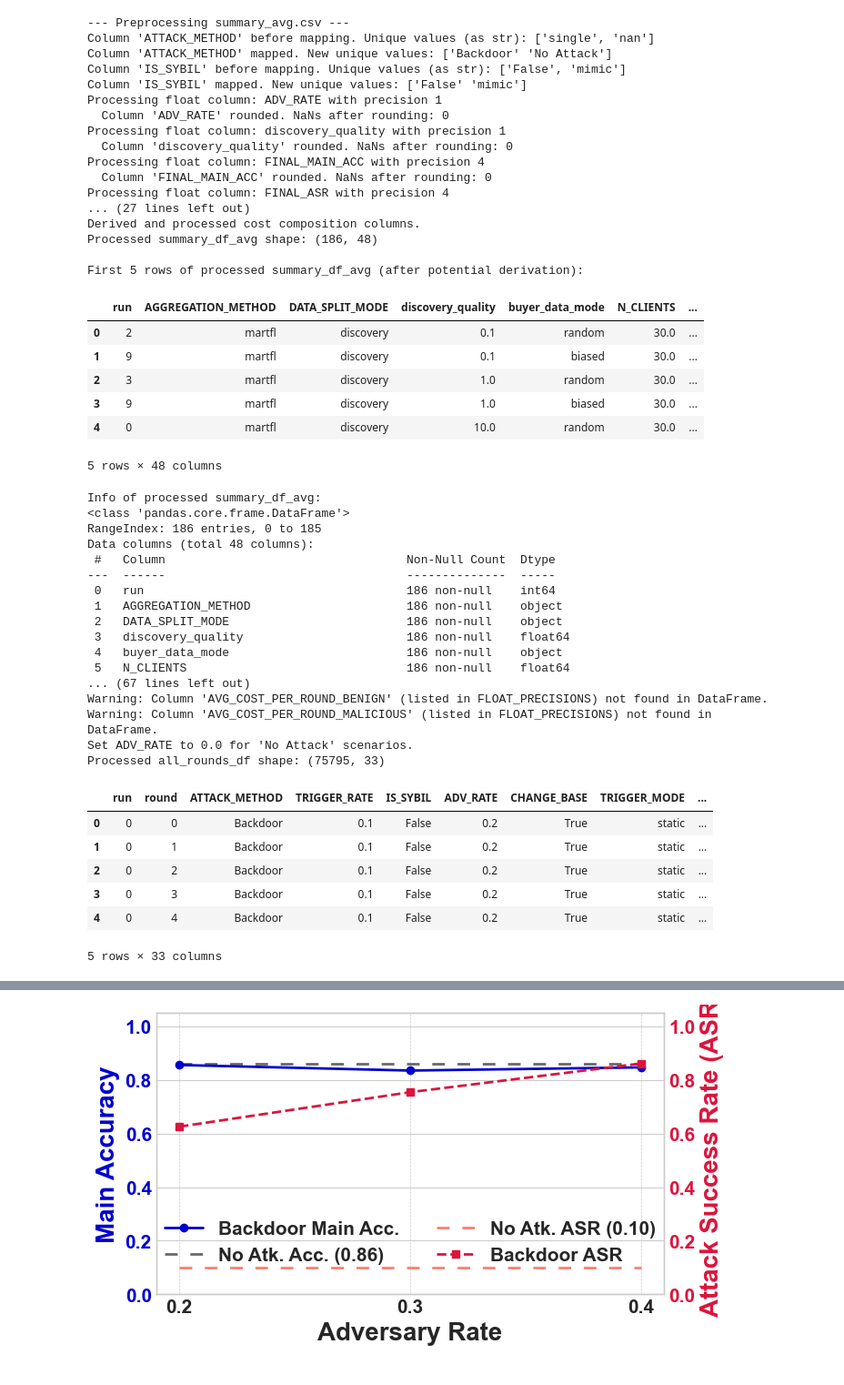
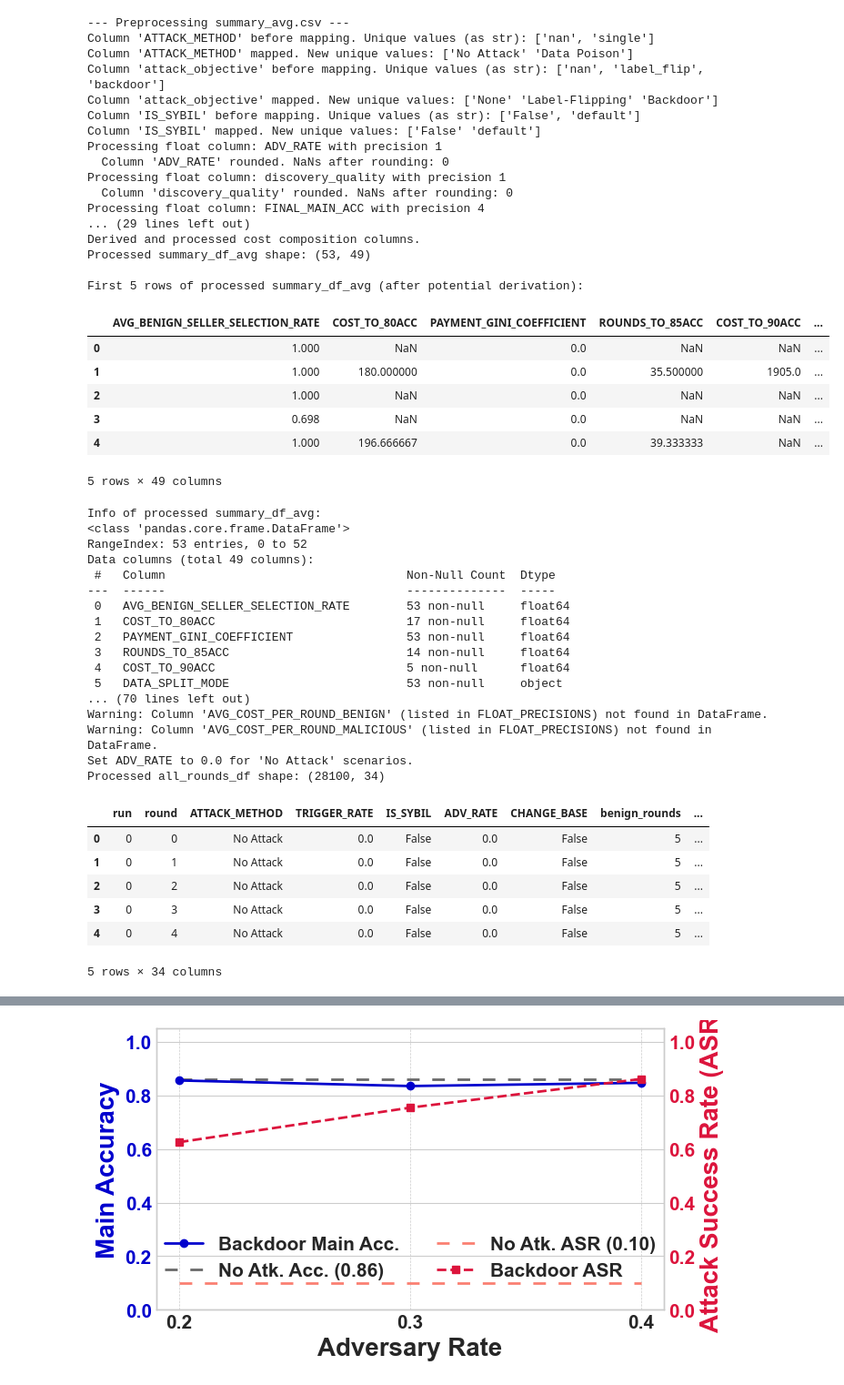
Before and after one commit to szyszyzys/poison_data_valuation, a Jupyter notebook: visual_results.ipynb, the cells around one changed output, grey strips where cells are left out. Shown at 91% size. Drawn from its saved outputs; the diff is of its cells as text; code cells hidden in the pictures.

```diff
--- a/visual_results.ipynb
+++ b/visual_results.ipynb
@@ -6,7 +6,7 @@ import numpy as np
 from matplotlib.lines import Line2D # For custom legend (though not used in this cell)
 
 # --- Configuration ---
-OUTPUT_DIR = "./results"  # Or your actual path
+OUTPUT_DIR = "./result_new"  # Or your actual path
 # TARGET_ACCURACY_COC = 0.8 # Not used in Gini/Selection plots, but good to have if other plots use it
 
 # --- Helper Function for Preprocessing ---
@@ -90,10 +90,19 @@ FLOAT_PRECISIONS = {
 
 CATEGORICAL_MAPPINGS = {
     'ATTACK_METHOD': {
-        'single': 'Backdoor',
+        'single': 'Data Poison',
         np.nan: 'No Attack',  # Handles empty cells in CSV read as pandas NaN
         'None': 'No Attack',   # Handles cells with string 'None'
         'no_attack': 'No Attack' # Handles cells with string 'no_attack'
+    },
+
+    'attack_objective': {
+
+        np.nan: 'None',  # Handles empty cells in CSV read as pandas NaN
+        'None': 'None',   # Handles cells with string 'None'
+        'no_attack': 'None', # Handles cells with string 'no_attack'
+        'backdoor': "Backdoor",
+        'label_flip': "Label-Flipping",
     },
     'IS_SYBIL': {
         # Assuming your CSV has string 'False' and string 'mimic'
@@ -218,70 +227,70 @@ if not summary_df_avg.empty:
     ]
     for col in check_cols:
         if col in summary_df_avg.columns:
             unique_vals = summary_df_avg[col].unique()
             try:
                 if pd.api.types.is_numeric_dtype(summary_df_avg[col].dtype) and not summary_df_avg[col].empty:
                     valid_numeric_vals = summary_df_avg[col].dropna().unique()
                     unique_vals = sorted(list(valid_numeric_vals)) if len(valid_numeric_vals) > 0 else []
                 elif not summary_df_avg[col].empty:
                     # Attempt to sort strings, handle mixed types by converting all to string for sorting
                     unique_vals = sorted(list(map(str, unique_vals)))
             except TypeError:
                  print(f"    (Could not sort unique values for {col} due to mixed types or NaNs)")
                  pass
             print(f"Unique values in '{col}': {unique_vals}")
             print(f"  NaNs in '{col}': {summary_df_avg[col].isna().sum()}")
         else:
             print(f"VERIFICATION WARNING: Column '{col}' NOT FOUND in processed summary_df_avg.")
 else:
     print("\nsummary_df_avg is empty. Verification skipped. Subsequent plots will likely fail.")
 # %% [output]
 --- Preprocessing summary_avg.csv ---
-Column 'ATTACK_METHOD' before mapping. Unique values (as str): ['single', 'nan']
-Column 'ATTACK_METHOD' mapped. New unique values: ['Backdoor' 'No Attack']
-Column 'IS_SYBIL' before mapping. Unique values (as str): ['False', 'mimic']
-Column 'IS_SYBIL' mapped. New unique values: ['False' 'mimic']
+Column 'ATTACK_METHOD' before mapping. Unique values (as str): ['nan', 'single']
+Column 'ATTACK_METHOD' mapped. New unique values: ['No Attack' 'Data Poison']
+Column 'attack_objective' before mapping. Unique values (as str): ['nan', 'label_flip', 'backdoor']
+Column 'attack_objective' mapped. New unique values: ['None' 'Label-Flipping' 'Backdoor']
+Column 'IS_SYBIL' before mapping. Unique values (as str): ['False', 'default']
+Column 'IS_SYBIL' mapped. New unique values: ['False' 'default']
 Processing float column: ADV_RATE with precision 1
   Column 'ADV_RATE' rounded. NaNs after rounding: 0
 Processing float column: discovery_quality with precision 1
   Column 'discovery_quality' rounded. NaNs after rounding: 0
 Processing float column: FINAL_MAIN_ACC with precision 4
-  Column 'FINAL_MAIN_ACC' rounded. NaNs after rounding: 0
-Processing float column: FINAL_ASR with precision 4
-... (27 lines left out)
+... (29 lines left out)
 Derived and processed cost composition columns.
-Processed summary_df_avg shape: (186, 48)
+Processed summary_df_avg shape: (53, 49)
 
 First 5 rows of processed summary_df_avg (after potential derivation):
-|  | run | AGGREGATION_METHOD | DATA_SPLIT_MODE | discovery_quality | buyer_data_mode | N_CLIENTS | ... |
-| 0 | 2 | martfl | discovery | 0.1 | random | 30.0 | ... |
-| 1 | 9 | martfl | discovery | 0.1 | biased | 30.0 | ... |
-| 2 | 3 | martfl | discovery | 1.0 | random | 30.0 | ... |
-| 3 | 9 | martfl | discovery | 1.0 | biased | 30.0 | ... |
-| 4 | 0 | martfl | discovery | 10.0 | random | 30.0 | ... |
+|  | AVG_BENIGN_SELLER_SELECTION_RATE | COST_TO_80ACC | PAYMENT_GINI_COEFFICIENT | ROUNDS_TO_85ACC | COST_TO_90ACC | ... |
+| 0 | 1.000 | NaN | 0.0 | NaN | NaN | ... |
+| 1 | 1.000 | 180.000000 | 0.0 | 35.500000 | 1905.0 | ... |
+| 2 | 1.000 | NaN | 0.0 | NaN | NaN | ... |
+| 3 | 0.698 | NaN | 0.0 | NaN | NaN | ... |
+| 4 | 1.000 | 196.666667 | 0.0 | 39.333333 | NaN | ... |
-5 rows × 48 columns
+5 rows × 49 columns
 Info of processed summary_df_avg:
 <class 'pandas.core.frame.DataFrame'>
-RangeIndex: 186 entries, 0 to 185
-Data columns (total 48 columns):
+RangeIndex: 53 entries, 0 to 52
+Data columns (total 49 columns):
  #   Column                                  Non-Null Count  Dtype
 ---  ------                                  --------------  -----
- 0   run                                     186 non-null    int64
- 1   AGGREGATION_METHOD                      186 non-null    object
- 2   DATA_SPLIT_MODE                         186 non-null    object
- 3   discovery_quality                       186 non-null    float64
- 4   buyer_data_mode                         186 non-null    object
- 5   N_CLIENTS                               186 non-null    float64
-... (67 lines left out)
+ 0   AVG_BENIGN_SELLER_SELECTION_RATE        53 non-null     float64
+ 1   COST_TO_80ACC                           17 non-null     float64
+ 2   PAYMENT_GINI_COEFFICIENT                53 non-null     float64
+ 3   ROUNDS_TO_85ACC                         14 non-null     float64
+ 4   COST_TO_90ACC                           5 non-null      float64
+ 5   DATA_SPLIT_MODE                         53 non-null     object
+... (70 lines left out)
 Warning: Column 'AVG_COST_PER_ROUND_BENIGN' (listed in FLOAT_PRECISIONS) not found in DataFrame.
 Warning: Column 'AVG_COST_PER_ROUND_MALICIOUS' (listed in FLOAT_PRECISIONS) not found in DataFrame.
 Set ADV_RATE to 0.0 for 'No Attack' scenarios.
-Processed all_rounds_df shape: (75795, 33)
+Processed all_rounds_df shape: (28100, 34)
-|  | run | round | ATTACK_METHOD | TRIGGER_RATE | IS_SYBIL | ADV_RATE | CHANGE_BASE | TRIGGER_MODE | ... |
-| 0 | 0 | 0 | Backdoor | 0.1 | False | 0.2 | True | static | ... |
-| 1 | 0 | 1 | Backdoor | 0.1 | False | 0.2 | True | static | ... |
-| 2 | 0 | 2 | Backdoor | 0.1 | False | 0.2 | True | static | ... |
-| 3 | 0 | 3 | Backdoor | 0.1 | False | 0.2 | True | static | ... |
-| 4 | 0 | 4 | Backdoor | 0.1 | False | 0.2 | True | static | ... |
+|  | run | round | ATTACK_METHOD | TRIGGER_RATE | IS_SYBIL | ADV_RATE | CHANGE_BASE | benign_rounds | ... |
+| 0 | 0 | 0 | No Attack | 0.0 | False | 0.0 | False | 5 | ... |
+| 1 | 0 | 1 | No Attack | 0.0 | False | 0.0 | False | 5 | ... |
+| 2 | 0 | 2 | No Attack | 0.0 | False | 0.0 | False | 5 | ... |
+| 3 | 0 | 3 | No Attack | 0.0 | False | 0.0 | False | 5 | ... |
+| 4 | 0 | 4 | No Attack | 0.0 | False | 0.0 | False | 5 | ... |
-5 rows × 33 columns
+5 rows × 34 columns
 --- Processed Summary Data Verification (Post-Preprocessing & Derivation) ---
```
Also changed, not shown: parts of 2 cells of this notebook, 2 other files.
